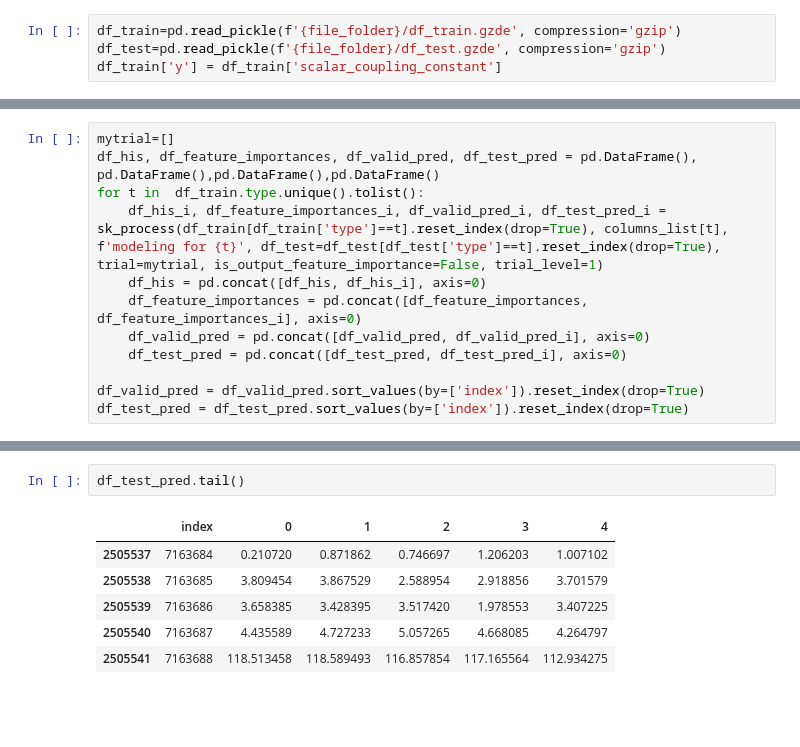
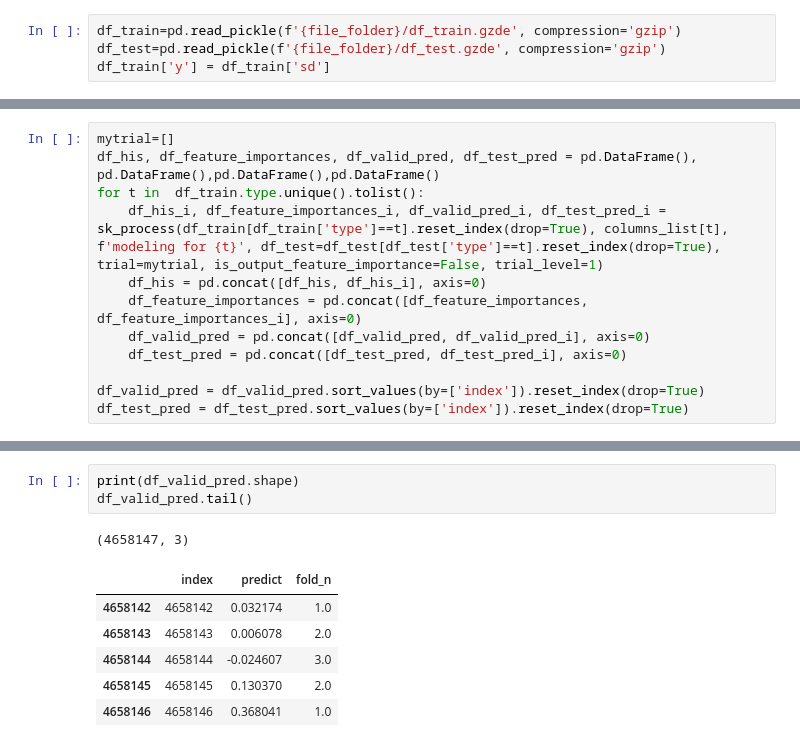
Before and after one commit to arhow/MolecularProperties, a Jupyter notebook: molecularproperties/select_features/process-queue-sd.ipynb, the cells around one changed output, grey strips where cells are left out. Drawn from its saved outputs; the diff is of its cells as text; blank space fills up the shorter version.

```diff
--- a/molecularproperties/select_features/process-queue-sd.ipynb
+++ b/molecularproperties/select_features/process-queue-sd.ipynb
@@ -190,4 +184,4 @@ df_trial[df_trial['message']=='tune hyperparam'][['datetime', 'message', 'nfeatu
 # %%
 df_train=pd.read_pickle(f'{file_folder}/df_train.gzde', compression='gzip')
 df_test=pd.read_pickle(f'{file_folder}/df_test.gzde', compression='gzip')
-df_train['y'] = df_train['scalar_coupling_constant']
+df_train['y'] = df_train['sd']
@@ -243,9 +237,11 @@ for t in df_train.type.unique().tolist():
-# %%
-df_test_pred.tail()
-# %% [output]
-|  | index | 0 | 1 | 2 | 3 | 4 |
-| 2505537 | 7163684 | 0.210720 | 0.871862 | 0.746697 | 1.206203 | 1.007102 |
-| 2505538 | 7163685 | 3.809454 | 3.867529 | 2.588954 | 2.918856 | 3.701579 |
-| 2505539 | 7163686 | 3.658385 | 3.428395 | 3.517420 | 1.978553 | 3.407225 |
-| 2505540 | 7163687 | 4.435589 | 4.727233 | 5.057265 | 4.668085 | 4.264797 |
-| 2505541 | 7163688 | 118.513458 | 118.589493 | 116.857854 | 117.165564 | 112.934275 |
+# %%
+print(df_valid_pred.shape)
+df_valid_pred.tail()
+# %% [output]
+(4658147, 3)
+|  | index | predict | fold_n |
+| 4658142 | 4658142 | 0.032174 | 1.0 |
+| 4658143 | 4658143 | 0.006078 | 2.0 |
+| 4658144 | 4658144 | -0.024607 | 3.0 |
+| 4658145 | 4658145 | 0.130370 | 2.0 |
+| 4658146 | 4658146 | 0.368041 | 1.0 |
```
Also changed, not shown: parts of 10 cells of this notebook, 1 other file.
